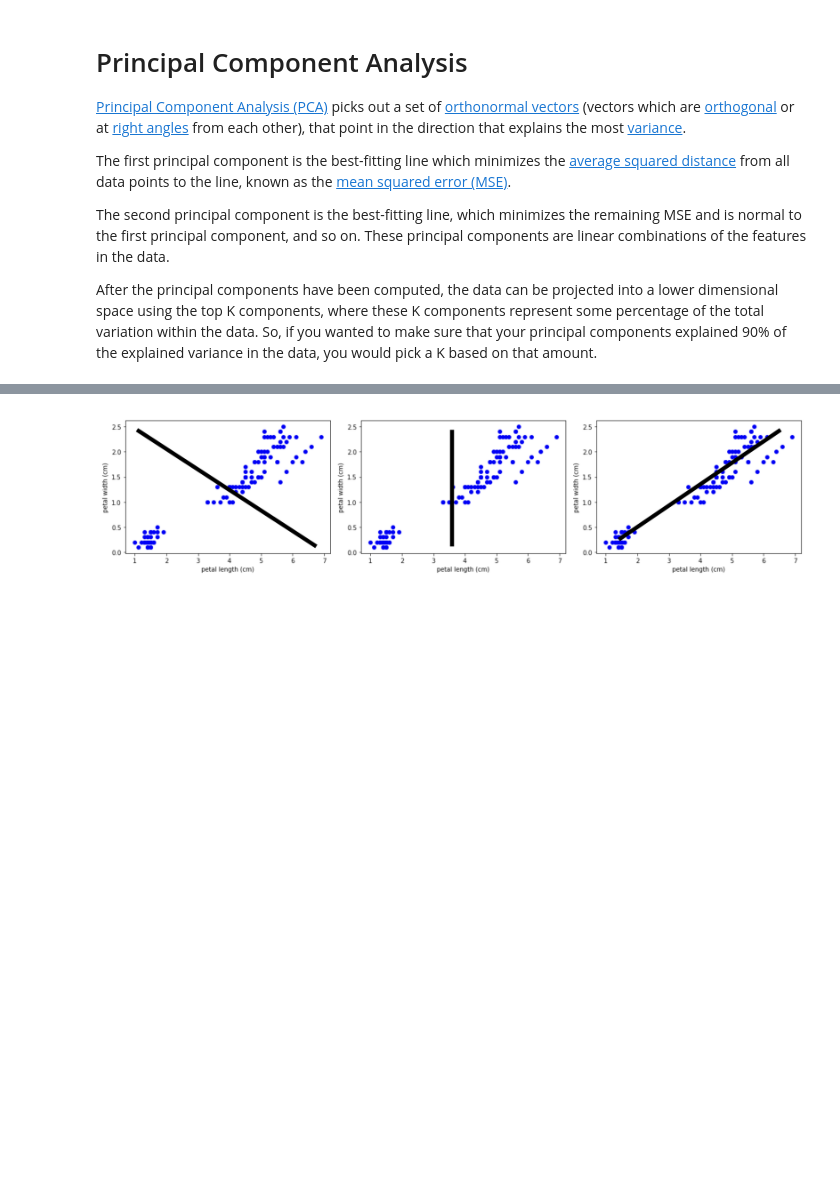
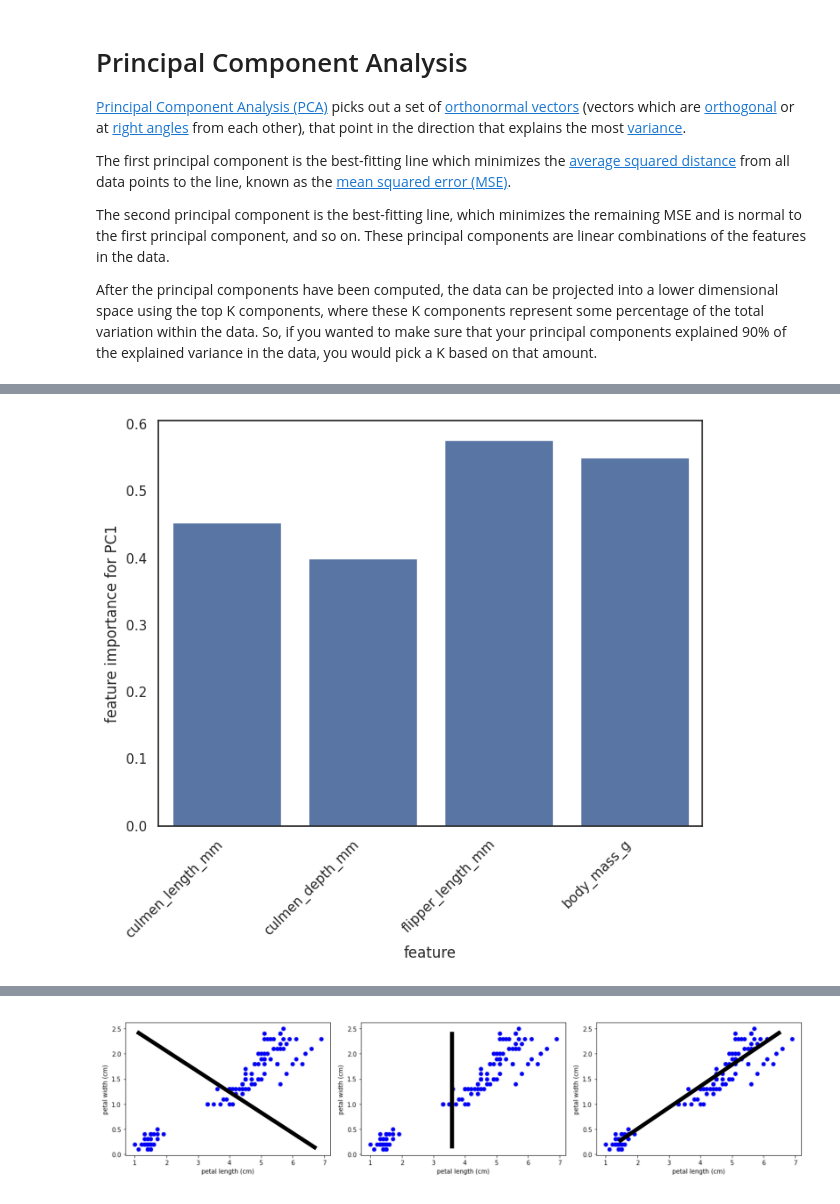
Before and after one commit to ua-datalab/MLWorkshops, a Jupyter notebook: Dimensionality_Reduction/Dimensionality_Reduction.ipynb, the cells around one changed output, grey strips where cells are left out. Saved outputs shown, nothing was run; the diff lists cells and outputs as text; code cells hidden in the pictures; blank space fills up the shorter version.

```diff
--- a/Dimensionality_Reduction/Dimensionality_Reduction.ipynb
+++ b/Dimensionality_Reduction/Dimensionality_Reduction.ipynb
@@ -203,0 +292,11 @@ After the principal components have been computed, the data can be projected int
+# %%
+# Plot feature importance for PC1
+
+fig, ax = plt.subplots(figsize=(8, 6))
+sns.barplot(x=pc_df.columns.values, y=pc_df.iloc[0].values)
+ax.set_xticklabels(ax.get_xticklabels(), rotation=45, horizontalalignment='right')
+ax.set_xlabel('feature')
+ax.set_ylabel('feature importance for PC1')
+plt.show();
+# %% [output]
+[figure, added]
```
Also changed, not shown: parts of 15 cells of this notebook.
